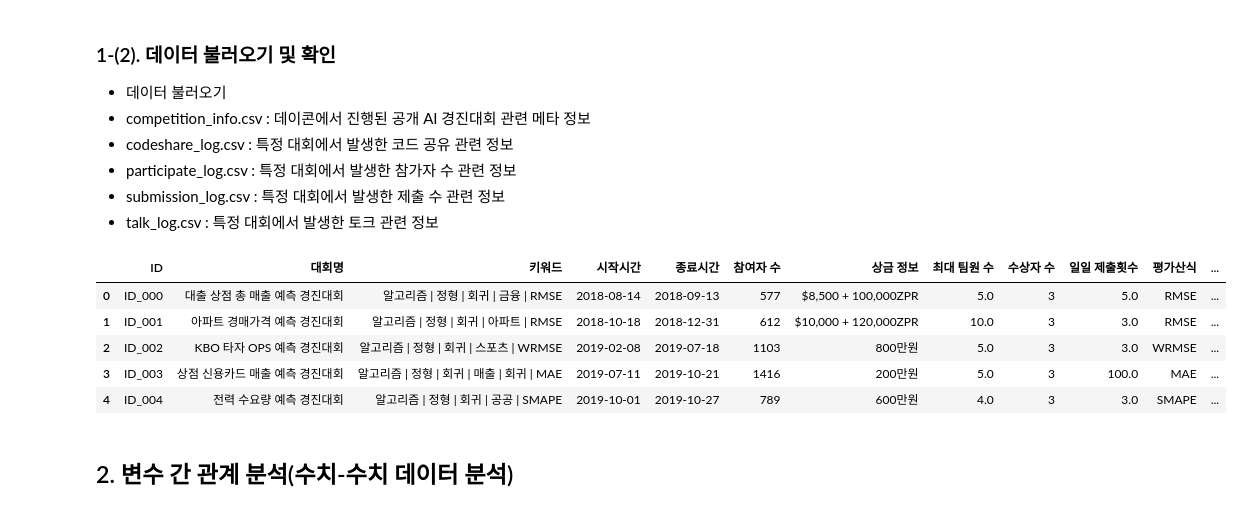
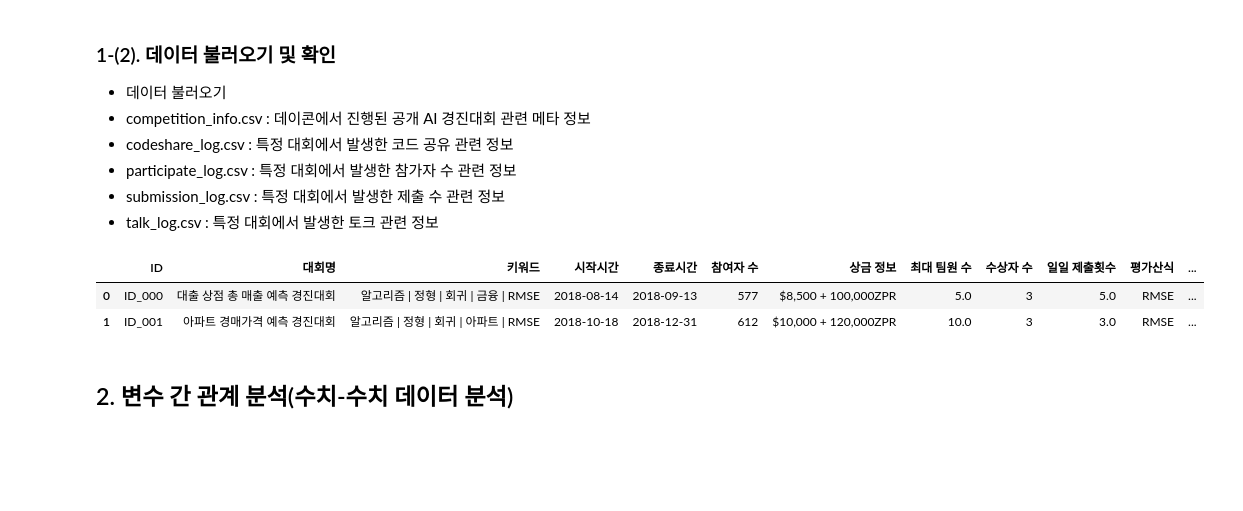
Before and after one commit to meo4739/DACON_-, a Jupyter notebook: Code/2023년 Dacon 대회 평균 참여자 수 및 게시판 활성도에 대한 통계분석_240720_1927.ipynb, the cells around one changed output. Cells and saved outputs as stored; diff of their text form; code cells hidden in the pictures; blank space fills up the shorter version.

```diff
--- a/Code/2023년 Dacon 대회 평균 참여자 수 및 게시판 활성도에 대한 통계분석_240720_1927.ipynb
+++ b/Code/2023년 Dacon 대회 평균 참여자 수 및 게시판 활성도에 대한 통계분석_240720_1927.ipynb
@@ -66,18 +66,15 @@ talk_log_df = pd.read_csv('../open/talk_log.csv')
 codeshare_log_df = pd.read_csv('../open/codeshare_log.csv')
 # %%
 # 간단하게 데이터 확인
-display(competition_info_df.head(5))
+display(competition_info_df.head(2))
 # display(participate_log_df.head(5))
 # display(submission_log_df.head(5))
 # display(talk_log_df.head(5))
 # display(codeshare_log_df.head(5))
 # %% [output]
 |  | ID | 대회명 | 키워드 | 시작시간 | 종료시간 | 참여자 수 | 상금 정보 | 최대 팀원 수 | 수상자 수 | 일일 제출횟수 | 평가산식 | ... |
 | 0 | ID_000 | 대출 상점 총 매출 예측 경진대회 | 알고리즘 | 정형 | 회귀 | 금융 | RMSE | 2018-08-14 | 2018-09-13 | 577 | $8,500 + 100,000ZPR | 5.0 | 3 | 5.0 | RMSE | ... |
 | 1 | ID_001 | 아파트 경매가격 예측 경진대회 | 알고리즘 | 정형 | 회귀 | 아파트 | RMSE | 2018-10-18 | 2018-12-31 | 612 | $10,000 + 120,000ZPR | 10.0 | 3 | 3.0 | RMSE | ... |
-| 2 | ID_002 | KBO 타자 OPS 예측 경진대회 | 알고리즘 | 정형 | 회귀 | 스포츠 | WRMSE | 2019-02-08 | 2019-07-18 | 1103 | 800만원 | 5.0 | 3 | 3.0 | WRMSE | ... |
-| 3 | ID_003 | 상점 신용카드 매출 예측 경진대회 | 알고리즘 | 정형 | 회귀 | 매출 | 회귀 | MAE | 2019-07-11 | 2019-10-21 | 1416 | 200만원 | 5.0 | 3 | 100.0 | MAE | ... |
-| 4 | ID_004 | 전력 수요량 예측 경진대회 | 알고리즘 | 정형 | 회귀 | 공공 | SMAPE | 2019-10-01 | 2019-10-27 | 789 | 600만원 | 4.0 | 3 | 3.0 | SMAPE | ... |
 # %% [markdown]
 ## 2. 변수 간 관계 분석(수치-수치 데이터 분석)
 # %% [markdown]
```
Also changed, not shown: parts of 1 cell of this notebook, 1 other file.
